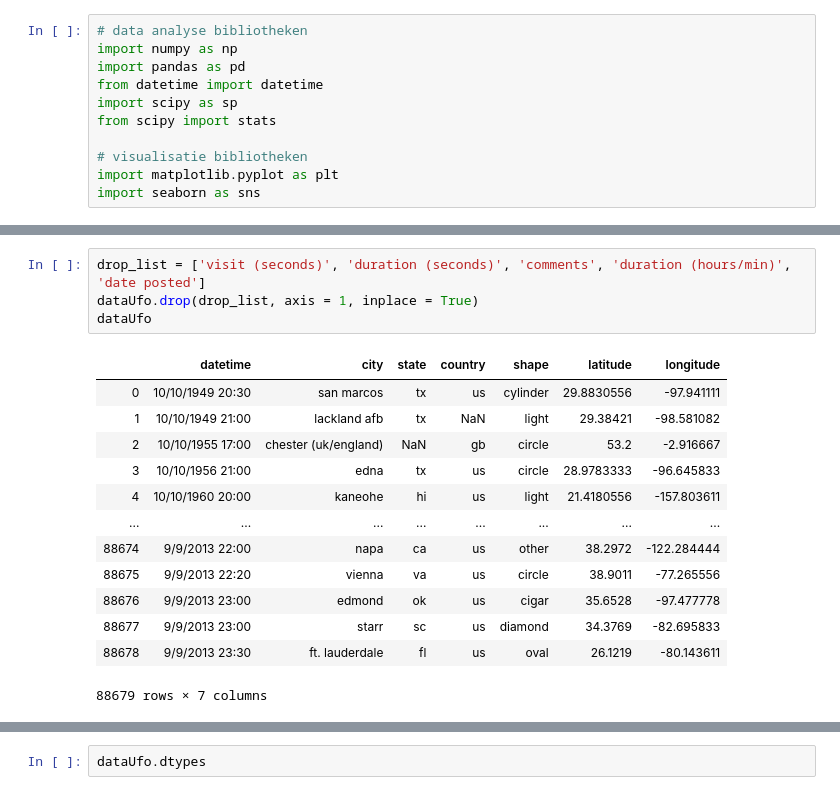
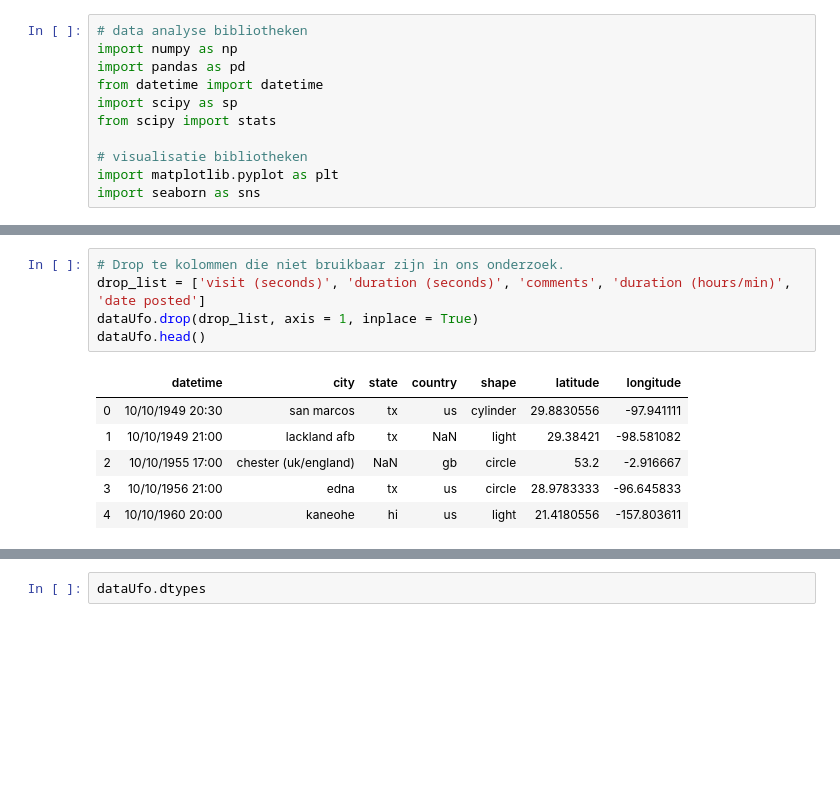
Before and after one commit to groax/DS-Bezemvak, a Jupyter notebook: UFO.ipynb, the cells around one changed output, grey strips where cells are left out. Saved outputs shown, nothing was run; the diff lists cells and outputs as text; blank space fills up the shorter version.

```diff
--- a/UFO.ipynb
+++ b/UFO.ipynb
@@ -54,18 +194,12 @@ In totaal missen er  25752  gegevens.
 # %%
+# Drop te kolommen die niet bruikbaar zijn in ons onderzoek.
 drop_list = ['visit (seconds)', 'duration (seconds)', 'comments', 'duration (hours/min)', 'date posted']
 dataUfo.drop(drop_list, axis = 1, inplace = True)
-dataUfo
+dataUfo.head()
 # %% [output]
 |  | datetime | city | state | country | shape | latitude | longitude |
 | 0 | 10/10/1949 20:30 | san marcos | tx | us | cylinder | 29.8830556 | -97.941111 |
 | 1 | 10/10/1949 21:00 | lackland afb | tx | NaN | light | 29.38421 | -98.581082 |
 | 2 | 10/10/1955 17:00 | chester (uk/england) | NaN | gb | circle | 53.2 | -2.916667 |
 | 3 | 10/10/1956 21:00 | edna | tx | us | circle | 28.9783333 | -96.645833 |
 | 4 | 10/10/1960 20:00 | kaneohe | hi | us | light | 21.4180556 | -157.803611 |
-| ... | ... | ... | ... | ... | ... | ... | ... |
-| 88674 | 9/9/2013 22:00 | napa | ca | us | other | 38.2972 | -122.284444 |
-| 88675 | 9/9/2013 22:20 | vienna | va | us | circle | 38.9011 | -77.265556 |
-| 88676 | 9/9/2013 23:00 | edmond | ok | us | cigar | 35.6528 | -97.477778 |
-| 88677 | 9/9/2013 23:00 | starr | sc | us | diamond | 34.3769 | -82.695833 |
-| 88678 | 9/9/2013 23:30 | ft. lauderdale | fl | us | oval | 26.1219 | -80.143611 |
-88679 rows × 7 columns
```
Also changed, not shown: parts of 29 cells of this notebook.
